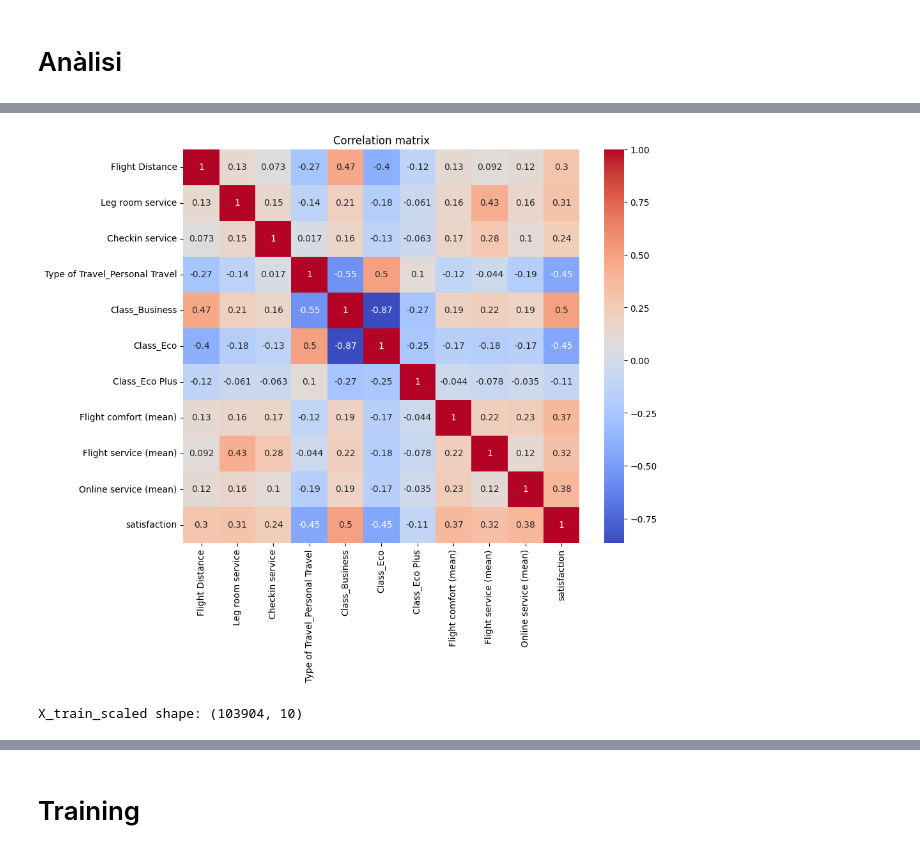
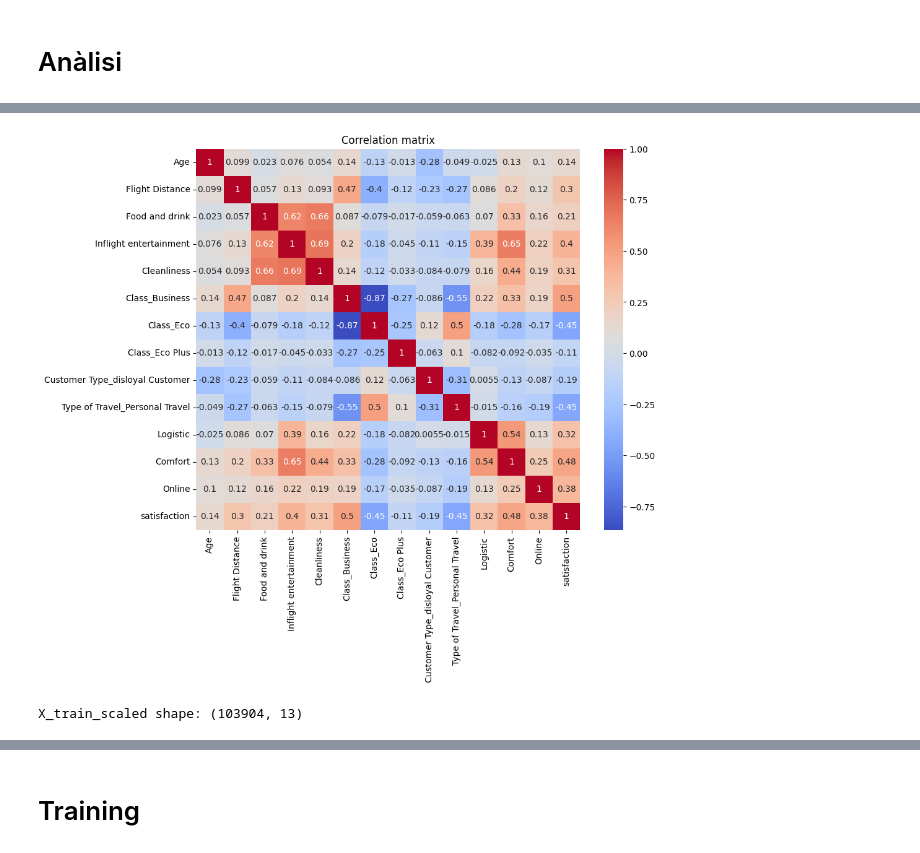
Before and after one commit to serafi-nebot-uib/ia_2025, a Jupyter notebook: notebooks/practica-3/main.ipynb, the cells around one changed output, grey strips where cells are left out. Cells and saved outputs as stored; diff of their text form; code cells hidden in the pictures.

```diff
--- a/notebooks/practica-3/main.ipynb
+++ b/notebooks/practica-3/main.ipynb
@@ -256,8 +190,8 @@ plt.show()
 # %%
 groups = [
-  ("Flight comfort (mean)", ["Food and drink", "Seat comfort", "Inflight entertainment", "Cleanliness"]),
-  ("Flight service (mean)", ["Baggage handling", "On-board service", "Inflight service"]),
-  ("Online service (mean)", ["Ease of Online booking", "Inflight wifi service", "Online boarding"])
+  ("Logistic", ["Baggage handling", "Checkin service", "Inflight service"]),
+  ("Comfort", ["Seat comfort", "Leg room service", "On-board service"]),
+  ("Online", ["Ease of Online booking", "Inflight wifi service", "Online boarding"])
 ]
 for name, group in groups:
   X_train[name] = X_train[group].mean(axis=1)
@@ -283,25 +231,26 @@ plt.show()
 # %%
 ignore = [
-  "Departure/Arrival time convenient", "Gate location", "Gender_Male", "Departure Delay in Minutes", "Arrival Delay in Minutes",
-  "Age",
-  "Customer Type_disloyal Customer"
+  "Departure/Arrival time convenient",
+  "Gate location",
+  "Departure Delay in Minutes", "Arrival Delay in Minutes",
+  "Gender_Male",
 ]
 X_train = X_train.drop(columns=ignore)
 X_test = X_test.drop(columns=ignore)
 
 plt.figure(figsize=(10, 8))
 sns.heatmap(pd.concat([X_train, y_train], axis=1).corr(), annot=True, cmap='coolwarm')
 plt.title("Correlation matrix")
 plt.show()
 # %% [output]
-[figure, old version]
+[figure, new version]
 # %%
 scaler = StandardScaler()
 X_train_scaled = scaler.fit_transform(X_train)
 X_test_scaled = scaler.transform(X_test)
 print(f"X_train_scaled shape: {X_train_scaled.shape}")
 # %% [output]
-X_train_scaled shape: (103904, 10)
+X_train_scaled shape: (103904, 13)
 # %%
 from sklearn.cluster import KMeans
 
```
Also changed, not shown: parts of 21 cells of this notebook.
